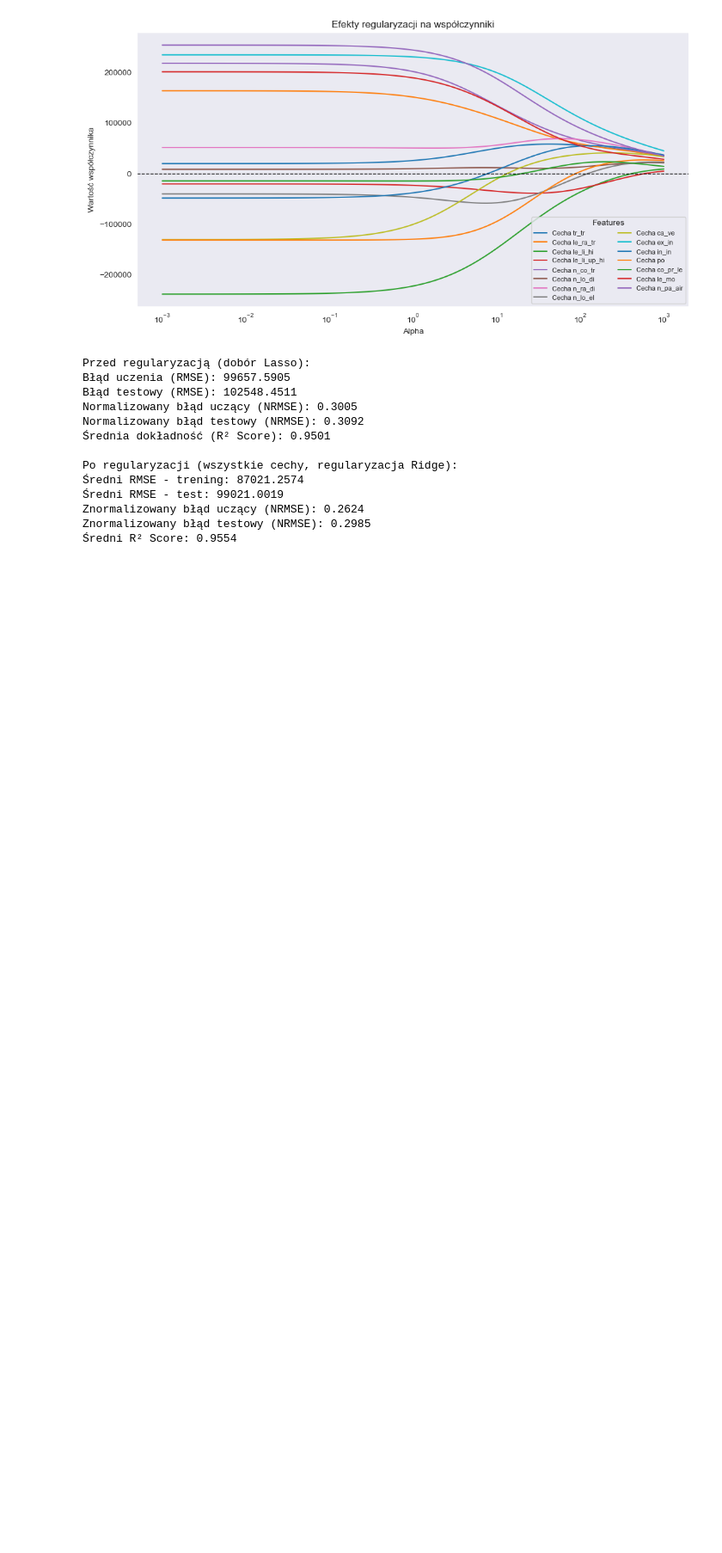
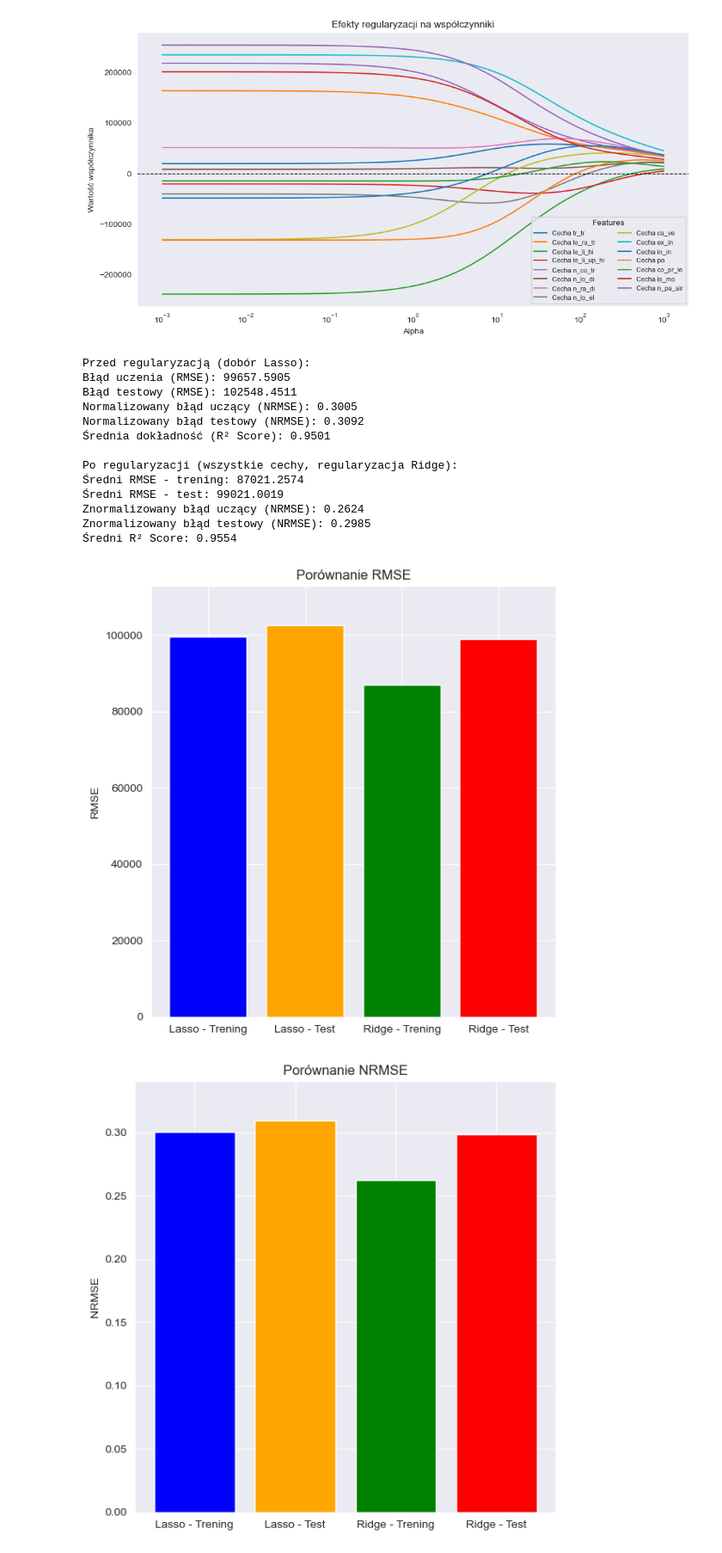
Before and after one commit to SzymonKovalski/ExploracjaTransportuKolejowego, a Jupyter notebook: regresja.ipynb, the cells around one changed output. Shown: that part at 86% size. Cells and saved outputs as stored; diff of their text form; code cells hidden in the pictures; blank space fills up the shorter version.

```diff
--- a/regresja.ipynb
+++ b/regresja.ipynb
@@ -875,3 +888,34 @@ Po regularyzacji (wszystkie cechy, regularyzacja Ridge):
 Znormalizowany błąd uczący (NRMSE): 0.2624
 Znormalizowany błąd testowy (NRMSE): 0.2985
 Średni R² Score: 0.9554
+# %%
+plt.figure(figsize=(6, 6))
+plt.bar(['Lasso - Trening', 'Lasso - Test', 'Ridge - Trening', 'Ridge - Test'],
+        [rmse_train_cv_lasso, rmse_test_cv_lasso, rmse_train_cv, rmse_test_cv],
+        color=['blue', 'orange', 'green', 'red'])
+plt.title('Porównanie RMSE')
+plt.ylabel('RMSE')
+plt.ylim([0, max(rmse_train_cv_lasso, rmse_test_cv_lasso, rmse_train_cv, rmse_test_cv) * 1.1])
+plt.tight_layout()
+plt.show()
+
+plt.figure(figsize=(6, 6))
+plt.bar(['Lasso - Trening', 'Lasso - Test', 'Ridge - Trening', 'Ridge - Test'],
+        [cv_nrmse_train_lasso, cv_nrmse_test_lasso, nrmse_train_cv, nrmse_test_cv],
+        color=['blue', 'orange', 'green', 'red'])
+plt.title('Porównanie NRMSE')
+plt.ylabel('NRMSE')
+plt.ylim([0, max(cv_nrmse_train_lasso, cv_nrmse_test_lasso, nrmse_train_cv, nrmse_test_cv) * 1.1])
+plt.tight_layout()
+plt.show()
+
+plt.figure(figsize=(6, 6))
+plt.bar(['Lasso', 'Ridge'], [cv_r2_lasso, mean_r2_cv], color=['blue', 'green'])
+plt.title('Porównanie R² Score')
+plt.ylabel('R² Score')
+plt.ylim([0, 1])
+plt.tight_layout()
+plt.show()
+# %% [output]
+[figure, added]
+[figure, added]
```
Also changed, not shown: parts of 17 cells of this notebook.
